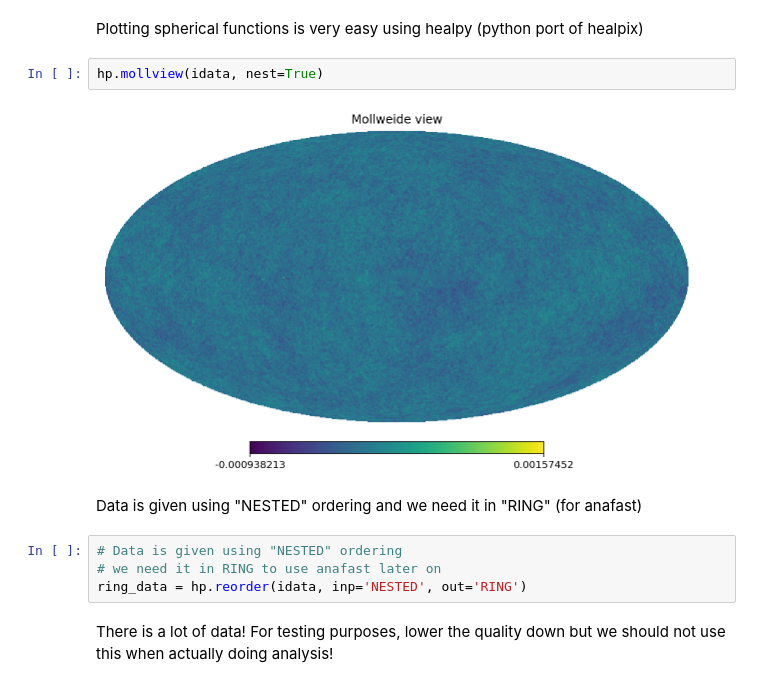
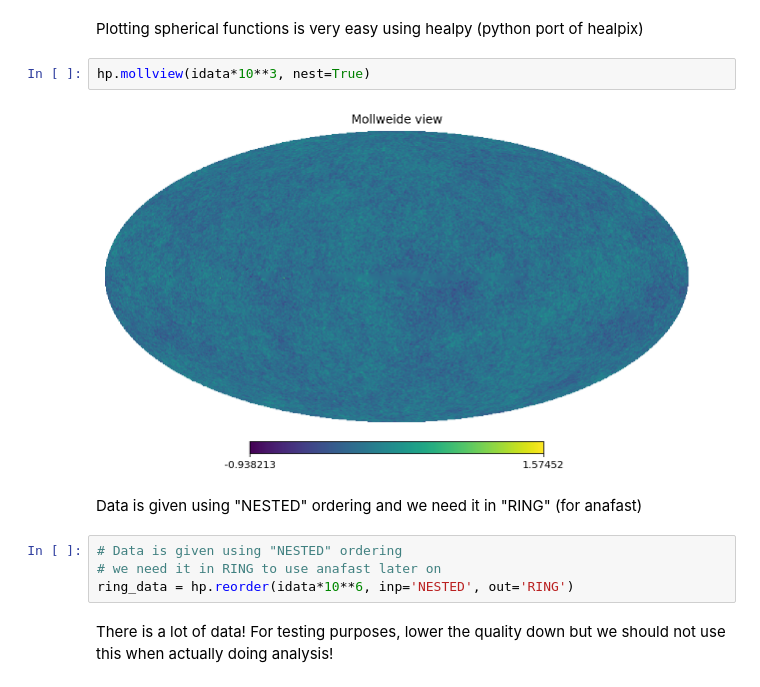
Before and after one commit to nallo97/lab3_astrolab, a Jupyter notebook: BasicAnalysis.ipynb, the cells around one changed output. Cells and saved outputs as stored; diff of their text form.

```diff
--- a/BasicAnalysis.ipynb
+++ b/BasicAnalysis.ipynb
@@ -17,15 +17,15 @@ fullmap has temperature (I) and polarization (Q,U) data as well. We can use this
 # %% [markdown]
 Plotting spherical functions is very easy using healpy (python port of healpix)
 # %%
-hp.mollview(idata, nest=True)
+hp.mollview(idata*10**3, nest=True)
 # %% [output]
-[figure, old version]
+[figure, new version]
 # %% [markdown]
 Data is given using "NESTED" ordering and we need it in "RING" (for anafast)
 # %%
 # Data is given using "NESTED" ordering
 # we need it in RING to use anafast later on
-ring_data = hp.reorder(idata, inp='NESTED', out='RING')
+ring_data = hp.reorder(idata*10**6, inp='NESTED', out='RING')
 # %% [markdown]
 There is a lot of data! For testing purposes, lower the quality down but we should not use this when actually doing analysis!
 # %%
```
Also changed, not shown: parts of 2 cells of this notebook.
